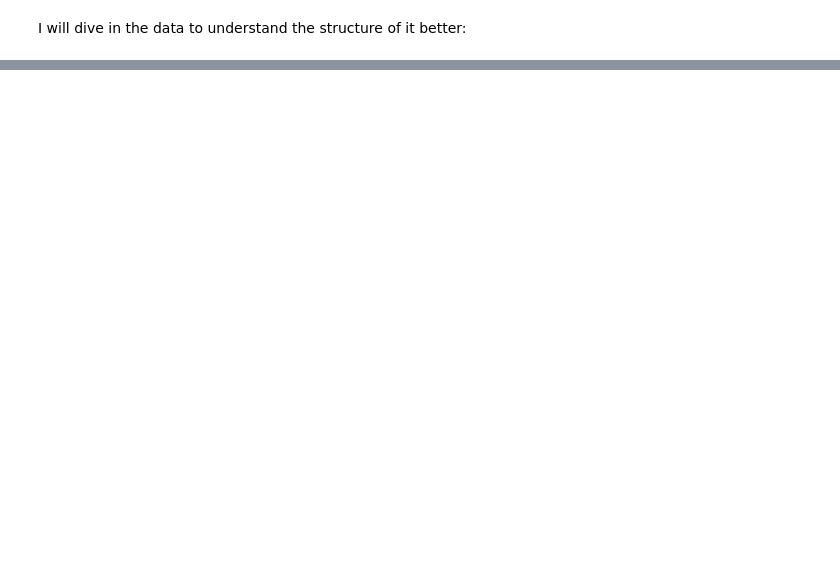
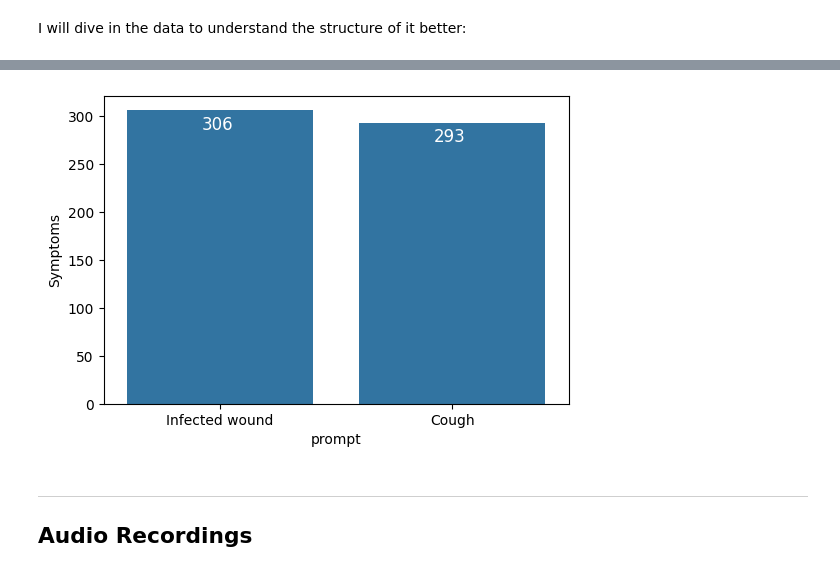
Before and after one commit to Sahar-Zi/Car_Accidents_Analysis, a Jupyter notebook: Medical_Symptom_Project.ipynb, the cells around one changed output, grey strips where cells are left out. Saved outputs shown, nothing was run; the diff lists cells and outputs as text; code cells hidden in the pictures; blank space fills up the shorter version.

```diff
--- a/Medical_Symptom_Project.ipynb
+++ b/Medical_Symptom_Project.ipynb
@@ -61,0 +47,4 @@ dat.head()
+# %%
+meta_data_path = "data/overview-of-recordings.csv"
+audio_dir = "/Audio Recordings/"
+EDA_analysis = EDAObject(filepath = "overview-of-recordings.csv", audio_dir = '/content/drive/MyDrive/Medical Speech Recordings/', binary_outcome=True)
@@ -295,0 +90,7 @@ sns.heatmap(new_quantitive_dat.corr(), cmap='YlOrRd', annot=True)
+# %%
+EDA_analysis.EDA_symptoms()
+# %% [output]
+[figure, added]
+# %% [markdown]
+---
+## **Audio Recordings**
```
Also changed, not shown: parts of 91 cells of this notebook.
